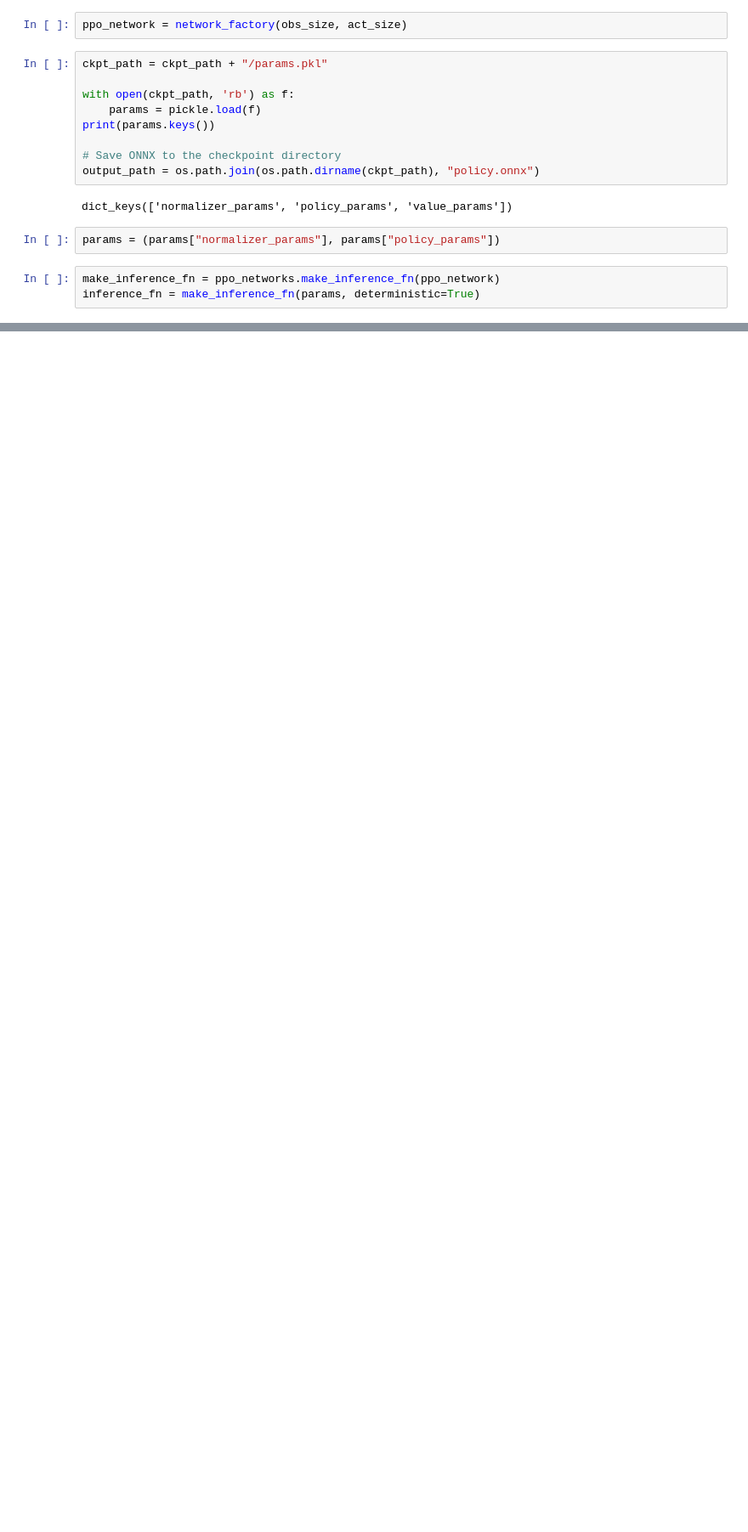
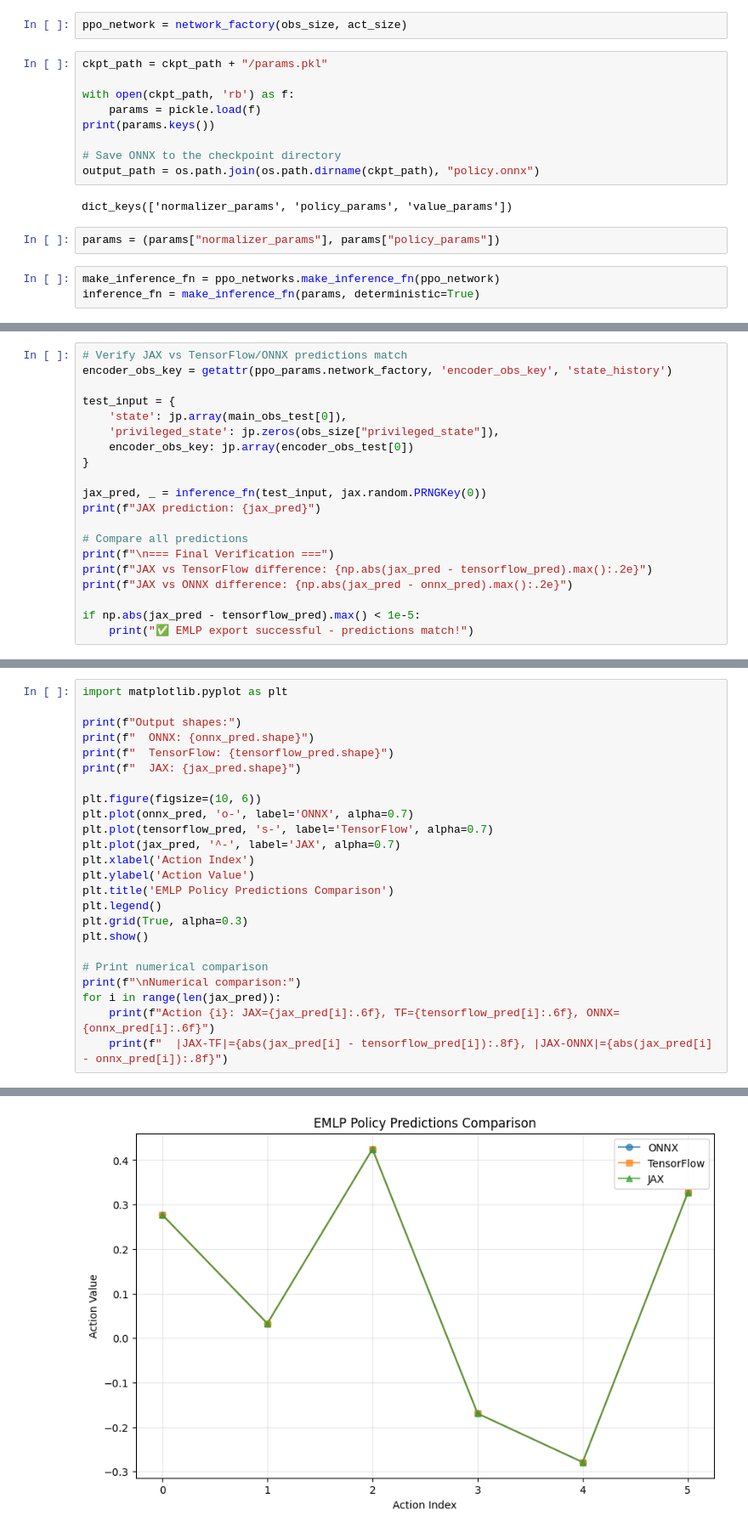
Before and after one commit to Yao-Xinchen/philab-mujoco, a Jupyter notebook: src/philab_mujoco/utilities/export.ipynb, the cells around one changed output, grey strips where cells are left out. Shown at 85% size. Drawn from its saved outputs; the diff is of its cells as text; blank space fills up the shorter version.

Commit message:
export.ipynb now support encoder

```diff
--- a/src/philab_mujoco/utilities/export.ipynb
+++ b/src/philab_mujoco/utilities/export.ipynb
@@ -301,0 +346,20 @@ plt.show()
+# %%
+# Verify JAX vs TensorFlow/ONNX predictions match
+encoder_obs_key = getattr(ppo_params.network_factory, 'encoder_obs_key', 'state_history')
+
+test_input = {
+    'state': jp.array(main_obs_test[0]),
+    'privileged_state': jp.zeros(obs_size["privileged_state"]),
+    encoder_obs_key: jp.array(encoder_obs_test[0])
+}
+
+jax_pred, _ = inference_fn(test_input, jax.random.PRNGKey(0))
+print(f"JAX prediction: {jax_pred}")
+
+# Compare all predictions
+print(f"\n=== Final Verification ===")
+print(f"JAX vs TensorFlow difference: {np.abs(jax_pred - tensorflow_pred).max():.2e}")
+print(f"JAX vs ONNX difference: {np.abs(jax_pred - onnx_pred).max():.2e}")
+
+if np.abs(jax_pred - tensorflow_pred).max() < 1e-5:
+    print("✅ EMLP export successful - predictions match!")
@@ -301,0 +373,25 @@ plt.show()
+# %%
+import matplotlib.pyplot as plt
+
+print(f"Output shapes:")
+print(f"  ONNX: {onnx_pred.shape}")
+print(f"  TensorFlow: {tensorflow_pred.shape}")
+print(f"  JAX: {jax_pred.shape}")
+
+plt.figure(figsize=(10, 6))
+plt.plot(onnx_pred, 'o-', label='ONNX', alpha=0.7)
+plt.plot(tensorflow_pred, 's-', label='TensorFlow', alpha=0.7)
+plt.plot(jax_pred, '^-', label='JAX', alpha=0.7)
+plt.xlabel('Action Index')
+plt.ylabel('Action Value')
+plt.title('EMLP Policy Predictions Comparison')
+plt.legend()
+plt.grid(True, alpha=0.3)
+plt.show()
+
+# Print numerical comparison
+print(f"\nNumerical comparison:")
+for i in range(len(jax_pred)):
+    print(f"Action {i}: JAX={jax_pred[i]:.6f}, TF={tensorflow_pred[i]:.6f}, ONNX={onnx_pred[i]:.6f}")
+    print(f"  |JAX-TF|={abs(jax_pred[i] - tensorflow_pred[i]):.8f}, |JAX-ONNX|={abs(jax_pred[i] - onnx_pred[i]):.8f}")
+# %% [output]
@@ -301,0 +402 @@ plt.show()
+[figure, added]
```
Also changed, not shown: parts of 21 cells of this notebook.
